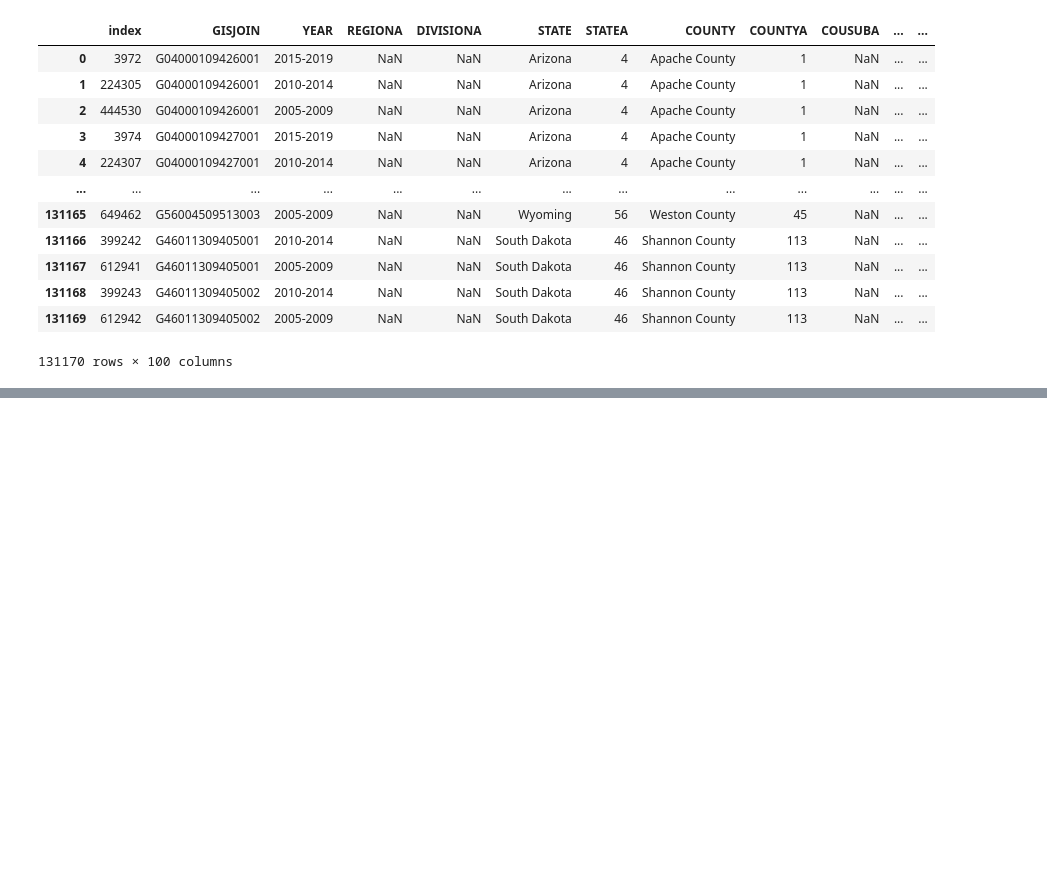
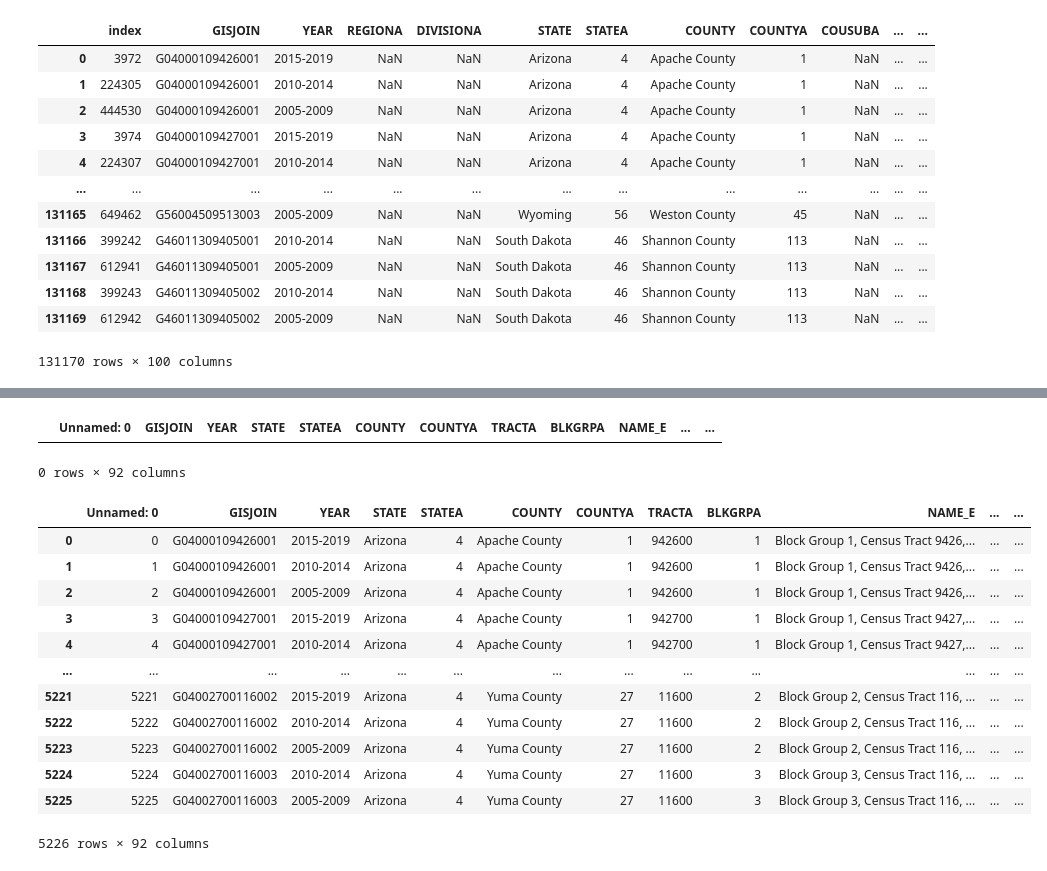
Before and after one commit to sheldonbirkett/econ499, a Jupyter notebook: ECON_499_ACS_IPUMS_NHGIS_GeoMAC.ipynb, the cells around one changed output, grey strips where cells are left out. Drawn from its saved outputs; the diff is of its cells as text; code cells hidden in the pictures; blank space fills up the shorter version.

```diff
--- a/ECON_499_ACS_IPUMS_NHGIS_GeoMAC.ipynb
+++ b/ECON_499_ACS_IPUMS_NHGIS_GeoMAC.ipynb
@@ -559,0 +562,2 @@ ACS5_2005_2019_WESTd = ACS5_2005_2019_WESTd.drop(columns=['geometry'])
+# %%
+ACS5_2005_2019_WESTd = import_csv(r"C:\Users\sheld\Documents\Thesis_Data_Full_United_States\merged_data_with_block_groups\ACS5_2005_2019_FULL_DATAFRAME_FOR_ANALYSIS_no_geo.csv")
@@ -559,0 +580,21 @@ ACS5_2005_2019_WESTd = ACS5_2005_2019_WESTd.drop(columns=['geometry'])
+# %%
+ACS5_2005_2019_WESTd[ACS5_2005_2019_WESTd["GISJOIN"] == "G04000159501002"]
+# %% [output]
+|  | Unnamed: 0 | GISJOIN | YEAR | STATE | STATEA | COUNTY | COUNTYA | TRACTA | BLKGRPA | NAME_E | ... | ... |
+0 rows × 92 columns
+# %%
+ACS5_2005_2019_WESTd[ACS5_2005_2019_WESTd["STATE"]=="Arizona"]
+# %% [output]
+|  | Unnamed: 0 | GISJOIN | YEAR | STATE | STATEA | COUNTY | COUNTYA | TRACTA | BLKGRPA | NAME_E | ... | ... |
+| 0 | 0 | G04000109426001 | 2015-2019 | Arizona | 4 | Apache County | 1 | 942600 | 1 | Block Group 1, Census Tract 9426,... | ... | ... |
+| 1 | 1 | G04000109426001 | 2010-2014 | Arizona | 4 | Apache County | 1 | 942600 | 1 | Block Group 1, Census Tract 9426,... | ... | ... |
+| 2 | 2 | G04000109426001 | 2005-2009 | Arizona | 4 | Apache County | 1 | 942600 | 1 | Block Group 1, Census Tract 9426,... | ... | ... |
+| 3 | 3 | G04000109427001 | 2015-2019 | Arizona | 4 | Apache County | 1 | 942700 | 1 | Block Group 1, Census Tract 9427,... | ... | ... |
+| 4 | 4 | G04000109427001 | 2010-2014 | Arizona | 4 | Apache County | 1 | 942700 | 1 | Block Group 1, Census Tract 9427,... | ... | ... |
+| ... | ... | ... | ... | ... | ... | ... | ... | ... | ... | ... | ... | ... |
+| 5221 | 5221 | G04002700116002 | 2015-2019 | Arizona | 4 | Yuma County | 27 | 11600 | 2 | Block Group 2, Census Tract 116, ... | ... | ... |
+| 5222 | 5222 | G04002700116002 | 2010-2014 | Arizona | 4 | Yuma County | 27 | 11600 | 2 | Block Group 2, Census Tract 116, ... | ... | ... |
+| 5223 | 5223 | G04002700116002 | 2005-2009 | Arizona | 4 | Yuma County | 27 | 11600 | 2 | Block Group 2, Census Tract 116, ... | ... | ... |
+| 5224 | 5224 | G04002700116003 | 2010-2014 | Arizona | 4 | Yuma County | 27 | 11600 | 3 | Block Group 3, Census Tract 116, ... | ... | ... |
+| 5225 | 5225 | G04002700116003 | 2005-2009 | Arizona | 4 | Yuma County | 27 | 11600 | 3 | Block Group 3, Census Tract 116, ... | ... | ... |
+5226 rows × 92 columns
```
Also changed, not shown: parts of 4 cells of this notebook.
